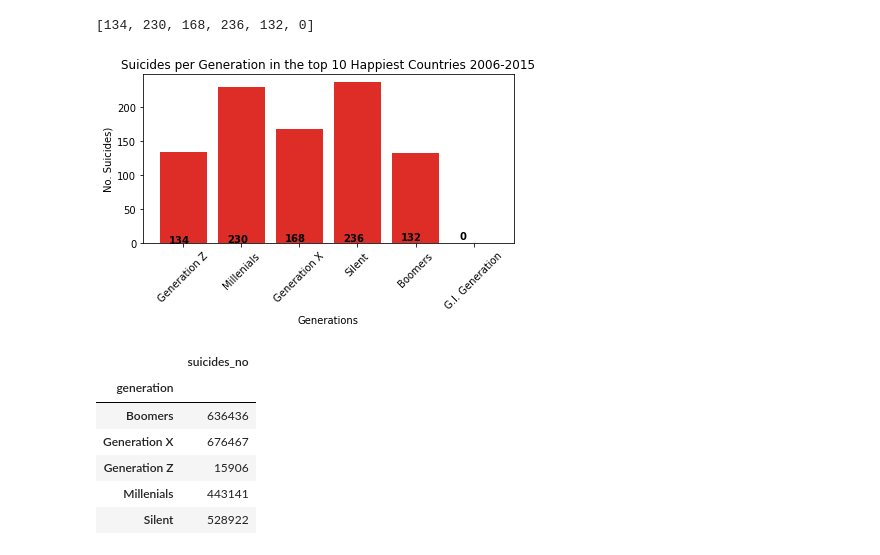
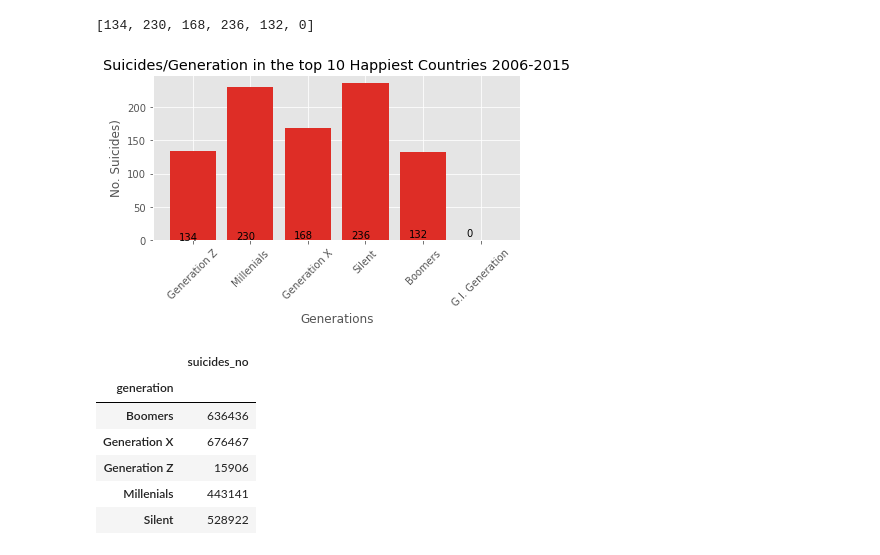
Before and after one commit to arw-625/Happiest-Generation, a Jupyter notebook: Happiest -Gen.ipynb, the cells around one changed output. Cells and saved outputs as stored; diff of their text form; code cells hidden in the pictures.

```diff
--- a/Happiest -Gen.ipynb
+++ b/Happiest -Gen.ipynb
@@ -15,7 +15,14 @@ import matplotlib.pyplot as plt
 # import xgboost as xgb
 # from src.nlp_helpers import *
 # from src.model_helpers import *
+%matplotlib inline
 
+import numpy as np
+import scipy as sp
+import scipy.stats as stats
+import matplotlib.pyplot as plt
+
+plt.style.use('ggplot')
 
 file = pd.read_csv("data/suicide_rates.csv")
 file2 = pd.read_csv("data/population/pop_totals.csv")
@@ -429,26 +482,26 @@ y_gen_values = [134, 230, 168, 236, 132, 0]
 # %%
 fig, ax = plt.subplots(sharex=True,sharey=True)
 
 
-plt.title("Suicides per Generation in the top 10 Happiest Countries 2006-2015")
+plt.title("Suicides/Generation in the top 10 Happiest Countries 2006-2015")
 plt.xlabel("Generations")
 plt.ylabel("No. Suicides)")
 
 #x-axis values
 x_vals = np.linspace(0,5,6)
 
 
 plt.bar(x_vals, y_gen_values, color = '#de2d26')
 #plt.plot(y2, alpha = .7, color = 'brown')
 #ax.xtickslabel(labels = ['Generation Z', 'Millenials', 'Generation X', 'Silent', 'Boomers', 'G.I. Generation'])
 ax.set_xticklabels(np.arange(6), rotation=45 )
 plt.xticks(np.arange(6), ['Generation Z', 'Millenials', 'Generation X', 'Silent', 'Boomers', 'G.I. Generation'])  # Set text labels.
 for i, v in enumerate(x_vals):
-    ax.text(v-.25, i, str(y_gen_values[i]), color='black', fontweight='bold')
+    ax.text(v-.25, i, str(y_gen_values[i]), color='black')
 plt.tight_layout()
 plt.savefig("images/suicide_by _generation")
 # %% [output]
-[figure, old version]
+[figure, new version]
 # %%
 # b = z.groupby("country").agg({"suicides_no":lambda x:x.sum() / , "suicides/100k pop":lambda x:x.sum() / 10})
 # %%
```
Also changed, not shown: parts of 19 cells of this notebook, 4 other files.
